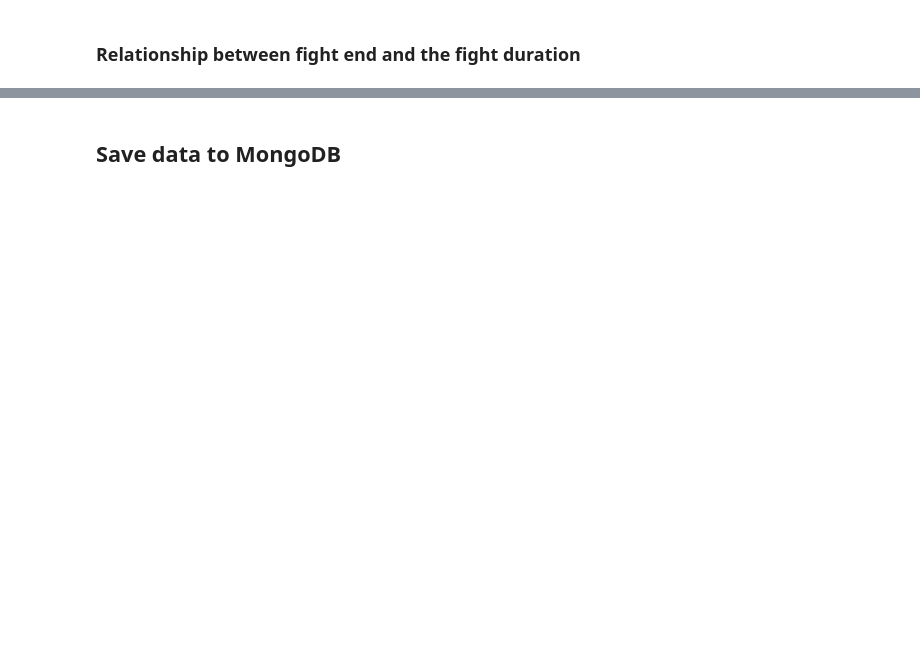
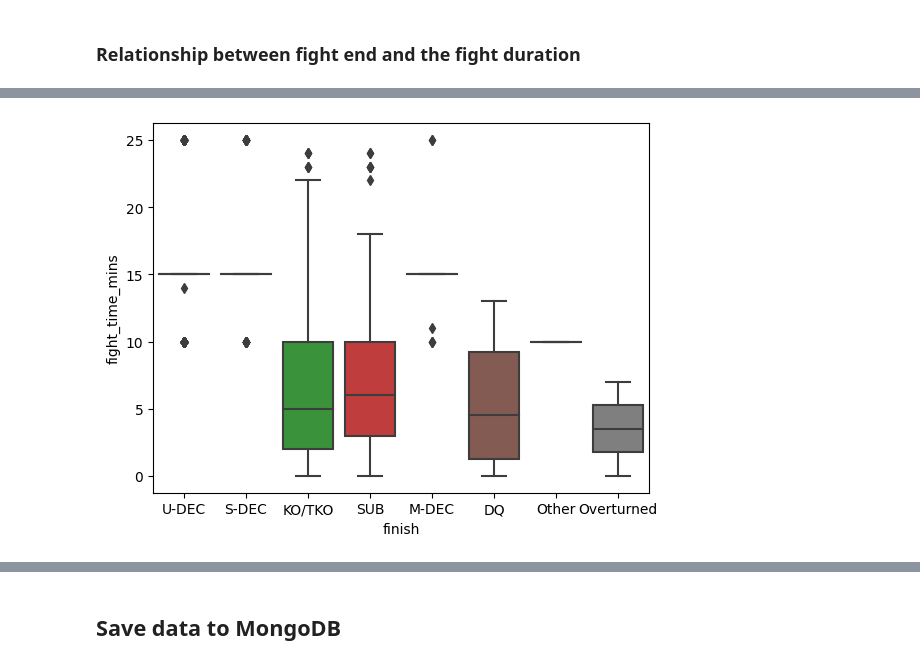
Before and after one commit to wilberquito/UFC-winner-predictor, a Jupyter notebook: lab/notebooks/ufc.ipynb, the cells around one changed output, grey strips where cells are left out. Drawn from its saved outputs; the diff is of its cells as text; code cells hidden in the pictures; blank space fills up the shorter version.

```diff
--- a/lab/notebooks/ufc.ipynb
+++ b/lab/notebooks/ufc.ipynb
@@ -312,0 +346,5 @@ finish_df.plot(kind='pie', title='Finish distribution')
+# %%
+master_df.drop('finish_round_time',
+               axis=1,
+               inplace=True,
+               errors='ignore')
@@ -312,0 +361,9 @@ finish_df.plot(kind='pie', title='Finish distribution')
+# %%
+mean = master_df['total_fight_time_secs'].mean()
+mean = math.floor(mean)
+
+missing_values = master_df['total_fight_time_secs'].isna().sum()
+print(f'Missing values for fight time in secs: {missing_values}')
+master_df['total_fight_time_secs'].fillna(mean, inplace=True)
+missing_values = master_df['total_fight_time_secs'].isna().sum()
+print(f'Missing values for fight time in secs: {missing_values}')
@@ -312,0 +373,3 @@ finish_df.plot(kind='pie', title='Finish distribution')
+# %%
+master_df['fight_time_mins'] = master_df['total_fight_time_secs'].apply(lambda x : math.floor(x / 60))
+master_df['fight_time_mins'].describe()
@@ -312,0 +388,5 @@ finish_df.plot(kind='pie', title='Finish distribution')
+# %%
+master_df.drop('total_fight_time_secs',
+               axis=1,
+               inplace=True,
+               errors='ignore')
@@ -312,0 +399,5 @@ finish_df.plot(kind='pie', title='Finish distribution')
+# %%
+sns.boxplot(x=master_df['finish'],y=master_df['fight_time_mins'])
+plt.show()
+# %% [output]
+[figure, added]
```
Also changed, not shown: parts of 28 cells of this notebook.
